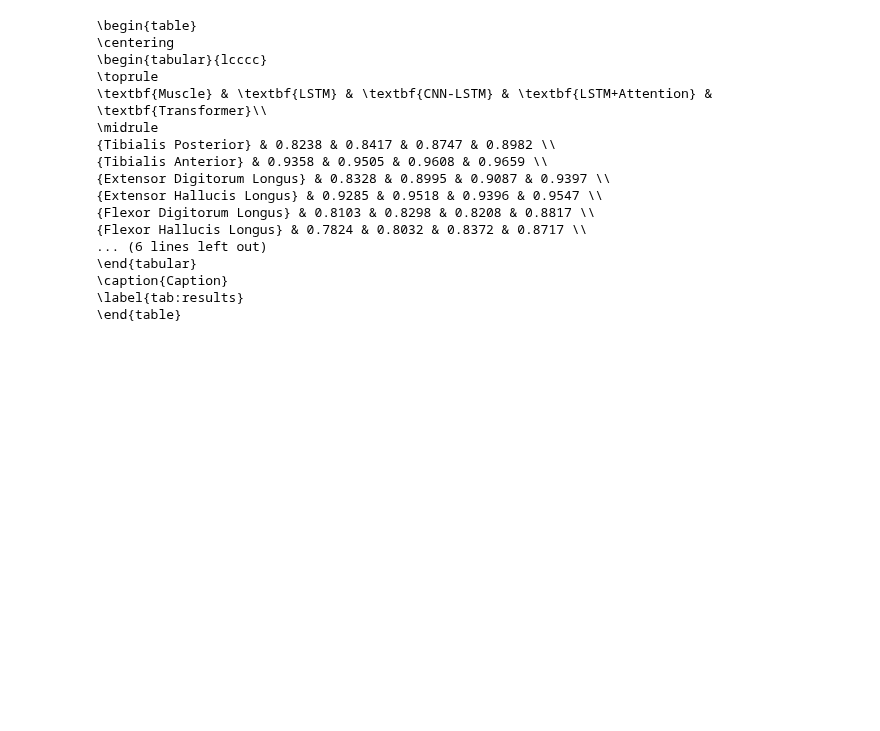
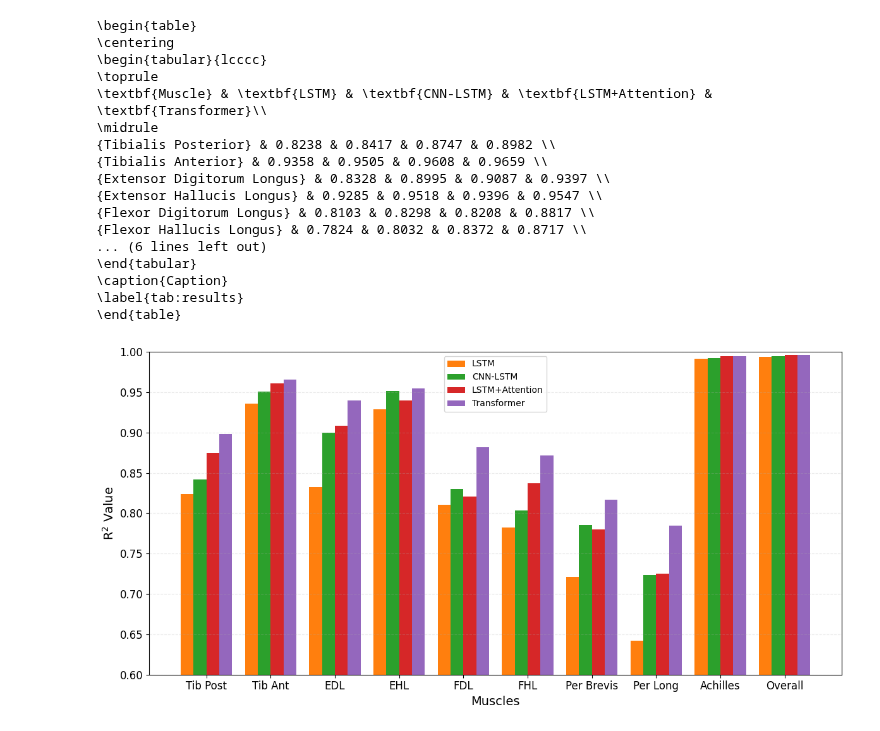
Before and after one commit to anth0nyhle/GRFMuscleModel, a Jupyter notebook: scripts/Compare_Models.ipynb, the cells around one changed output. Saved outputs shown, nothing was run; the diff lists cells and outputs as text; code cells hidden in the pictures; blank space fills up the shorter version.

Commit message:
Edit bar plot colors

```diff
--- a/scripts/Compare_Models.ipynb
+++ b/scripts/Compare_Models.ipynb
@@ -454,3 +454,47 @@ print(r2_table)
 \caption{Caption}
 \label{tab:results}
 \end{table}
+# %%
+# Settings
+muscles = [muscle_abbrevs[i] for i in range(9)]  # Labels for muscles
+muscles += ['Overall']  # Add overall R^2
+models = list(r2_muscle_dict.keys())
+x = np.arange(len(muscles))  # Muscle indices for the x-axis
+
+bar_width = 0.2  # Width of each bar
+offsets = np.arange(len(models)) * bar_width  # Offsets for grouped bars
+
+colors = {
+    'LSTM': 'C1',
+    'CNN-LSTM': 'C2',
+    'LSTM+Attention': 'C3',
+    'Transformer': 	'C4'
+}
+
+for model in models:
+    r2_muscle_dict[model] = list(r2_muscle_dict[model])  # Ensure it's a list
+    r2_muscle_dict[model].append(r2_overall_dict[model])  # Append overall R^2
+
+    rrmse_muscle_dict[model] = list(rrmse_muscle_dict[model])  # Ensure it's a list
+    rrmse_muscle_dict[model].append(rrmse_overall_dict[model])  # Append overall RRMSE
+# %%
+# Plotting
+plt.figure(figsize=(12, 6))
+
+for i, model in enumerate(models):
+    plt.bar(x + offsets[i], r2_muscle_dict[model], width=bar_width, label=model, color=colors[model])
+
+# Customize plot
+plt.xlabel('Muscles', fontsize=14)
+plt.ylabel('R$^2$ Value', fontsize=14)
+plt.xticks(x + bar_width * (len(models) - 1) / 2, muscles, fontsize=12)
+plt.yticks(fontsize=12)
+plt.ylim(0.6, 1)
+plt.legend()
+plt.grid(axis='y', linestyle='--', alpha=0.25)
+
+# Show plot
+plt.tight_layout()
+plt.show()
+# %% [output]
+[figure, added]
```
Also changed, not shown: parts of 3 cells of this notebook, 3 other files.
